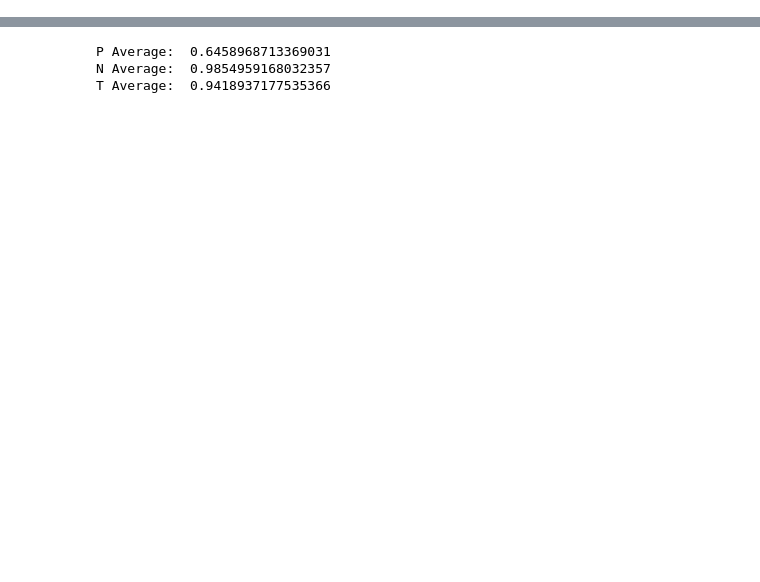
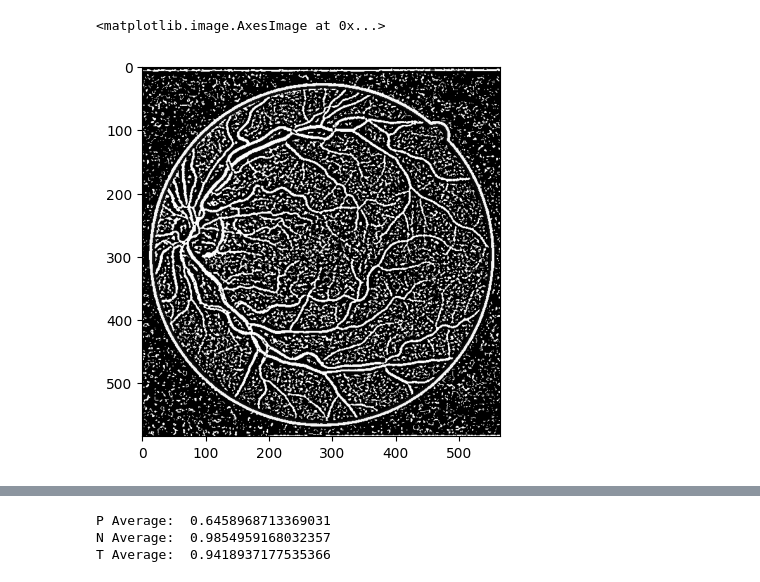
Before and after one commit to Eajunnn/Retina-Blood-Vessels-Segmentation, a Jupyter notebook: EajunYikJunOOI_20410108_IIP.ipynb, the cells around one changed output, grey strips where cells are left out. Drawn from its saved outputs; the diff is of its cells as text; code cells hidden in the pictures; blank space fills up the shorter version.

```diff
--- a/EajunYikJunOOI_20410108_IIP.ipynb
+++ b/EajunYikJunOOI_20410108_IIP.ipynb
@@ -0,0 +28,8 @@
+# %%
+blur1 = cv2.GaussianBlur(imgGreen,(5,5),0)
+blur2 = cv2.GaussianBlur(imgGreen,(11,11),0)
+DoG = blur1-blur2;
+plt.imshow(DoG,cmap='gray', vmin=0, vmax=255)
+# %% [output]
+<matplotlib.image.AxesImage at 0x...>
+[figure, added]
```
Also changed, not shown: parts of 10 cells of this notebook.
